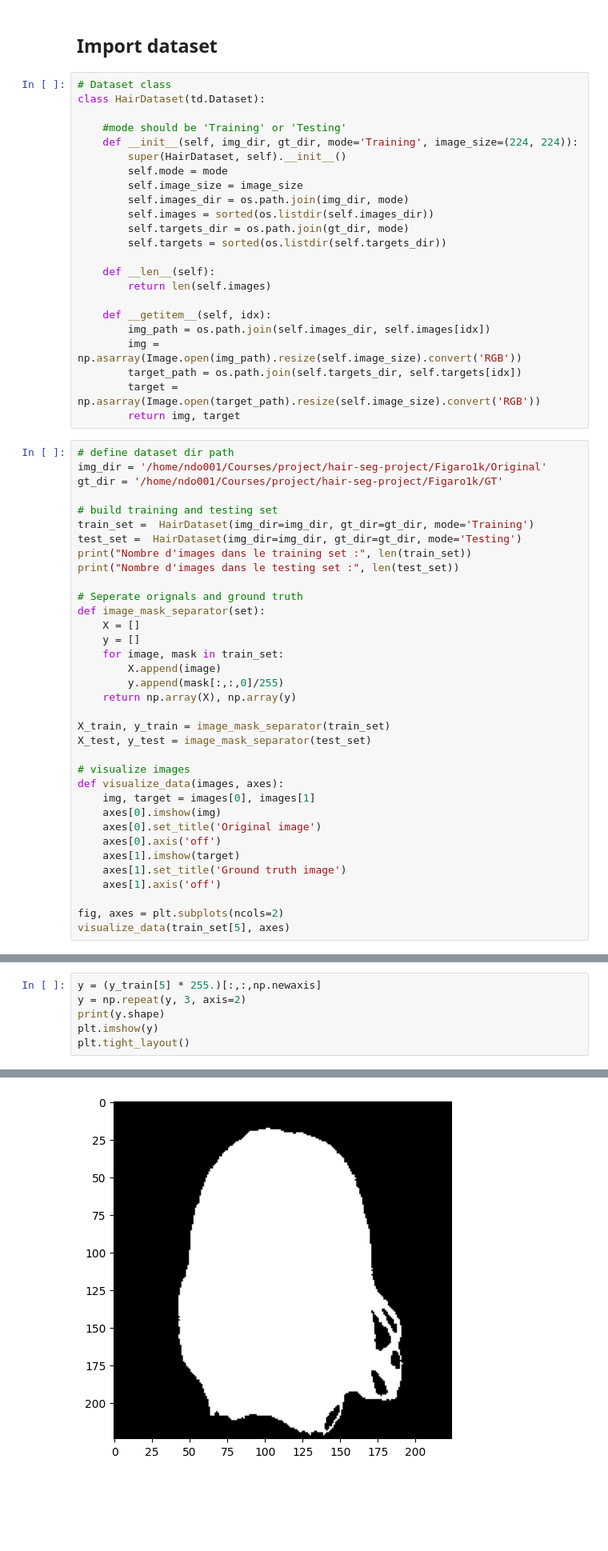
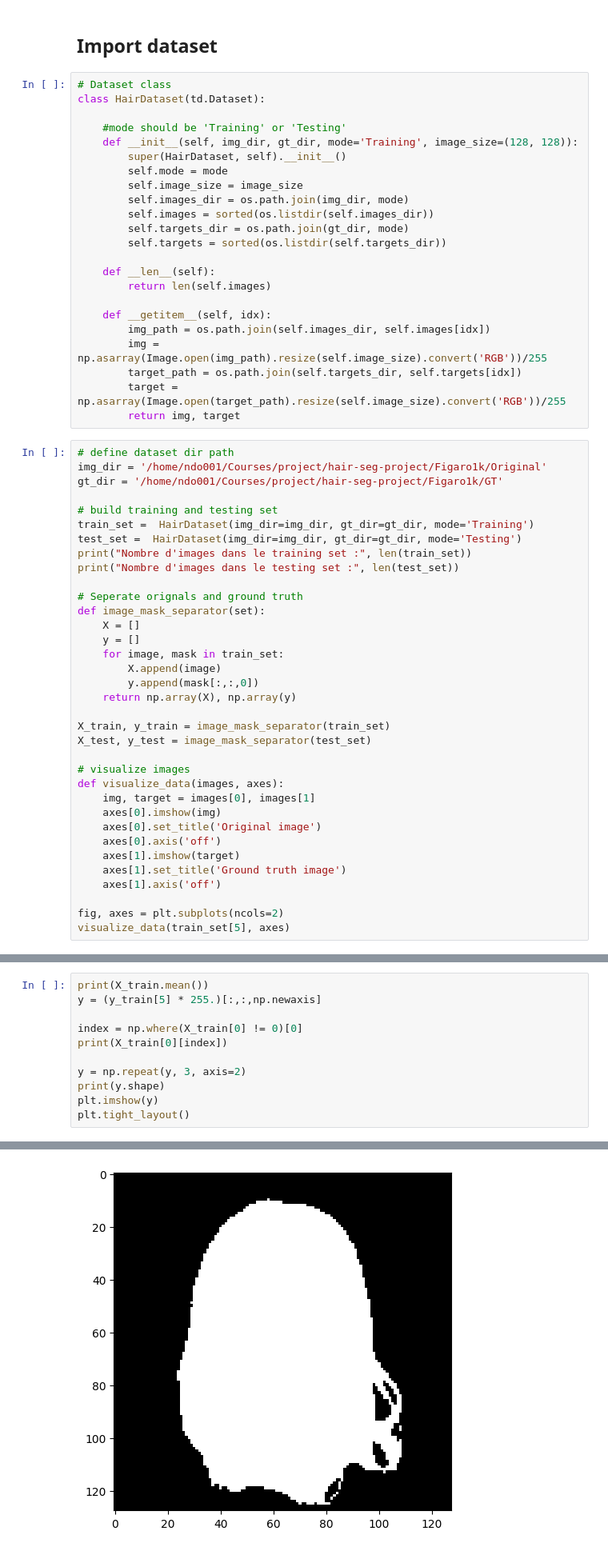
Before and after one commit to Kainasu/hair-seg-project, a Jupyter notebook: hair-segmentation.ipynb, the cells around one changed output, grey strips where cells are left out. Shown at 80% size. Saved outputs shown, nothing was run; the diff lists cells and outputs as text; blank space fills up the shorter version.

```diff
--- a/hair-segmentation.ipynb
+++ b/hair-segmentation.ipynb
@@ -19,7 +22,7 @@ cpu
 class HairDataset(td.Dataset):
 
     #mode should be 'Training' or 'Testing'
-    def __init__(self, img_dir, gt_dir, mode='Training', image_size=(224, 224)):
+    def __init__(self, img_dir, gt_dir, mode='Training', image_size=(128, 128)):
         super(HairDataset, self).__init__()
         self.mode = mode
         self.image_size = image_size
@@ -33,9 +36,9 @@ class HairDataset(td.Dataset):
 
     def __getitem__(self, idx):
         img_path = os.path.join(self.images_dir, self.images[idx])
-        img = np.asarray(Image.open(img_path).resize(self.image_size).convert('RGB'))
+        img = np.asarray(Image.open(img_path).resize(self.image_size).convert('RGB'))/255
         target_path = os.path.join(self.targets_dir, self.targets[idx])
-        target = np.asarray(Image.open(target_path).resize(self.image_size).convert('RGB'))
+        target = np.asarray(Image.open(target_path).resize(self.image_size).convert('RGB'))/255
         return img, target
 # %%
 # define dataset dir path
@@ -54,7 +57,7 @@ def image_mask_separator(set):
     y = []
     for image, mask in train_set:
         X.append(image)
-        y.append(mask[:,:,0]/255)
+        y.append(mask[:,:,0])
     return np.array(X), np.array(y)
 
 X_train, y_train = image_mask_separator(train_set)
@@ -77,7 +80,12 @@ Nombre d'images dans le training set : 840
 Nombre d'images dans le testing set : 210
 [figure]
 # %%
+print(X_train.mean())
 y = (y_train[5] * 255.)[:,:,np.newaxis]
+
+index = np.where(X_train[0] != 0)[0]
+print(X_train[0][index])
+
 y = np.repeat(y, 3, axis=2)
 print(y.shape)
 plt.imshow(y)
@@ -88,4 +112,4 @@ Clipping input data to the valid range for imshow with RGB data ([0..1] for floa
-[figure, old version]
+[figure, new version]
 # %% [markdown]
 ## Create CNN
 # %%
```
Also changed, not shown: parts of 11 cells of this notebook, 1 other file.
